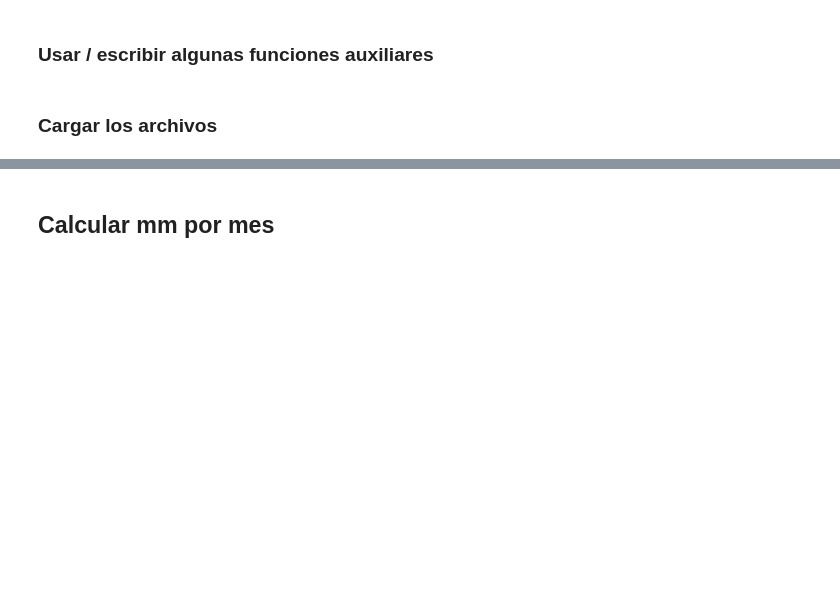
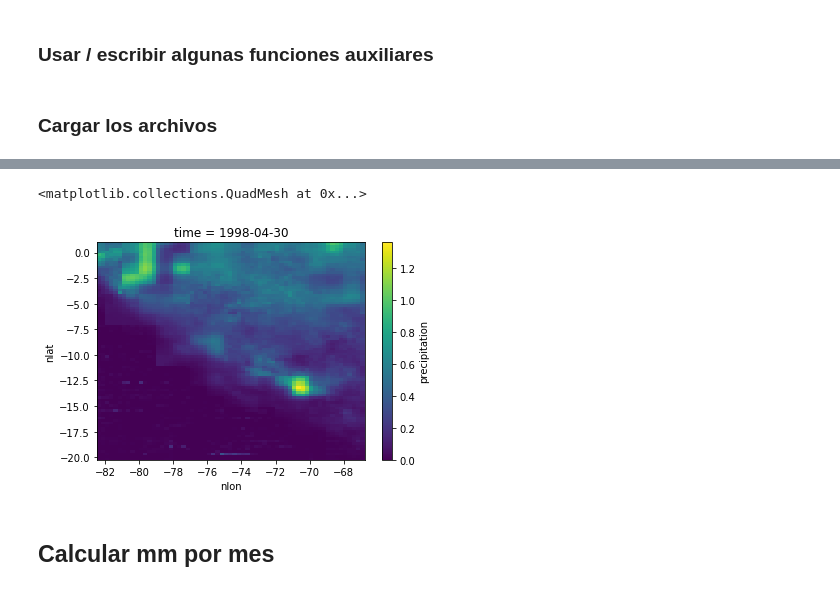
Before and after one commit to eotp/diplomado-internacional-GIRH, a Jupyter notebook: 04 - TRMM Data Preparation.ipynb, the cells around one changed output, grey strips where cells are left out. Drawn from its saved outputs; the diff is of its cells as text; code cells hidden in the pictures; blank space fills up the shorter version.

```diff
--- a/04 - TRMM Data Preparation.ipynb
+++ b/04 - TRMM Data Preparation.ipynb
@@ -46,7 +66,10 @@ ds
 
 Source: [xarray docs](http://xarray.pydata.org/en/stable/data-structures.html)
 # %%
-ds.sel(time=ds.time[1])["precipitation"].plot()
+ds.sel(time=ds.time[3])["precipitation"].plot()
+# %% [output]
+<matplotlib.collections.QuadMesh at 0x...>
+[figure, added]
 # %% [markdown]
 ## Calcular mm por mes
 # %%
```
Also changed, not shown: parts of 5 cells of this notebook, 4 other files.
